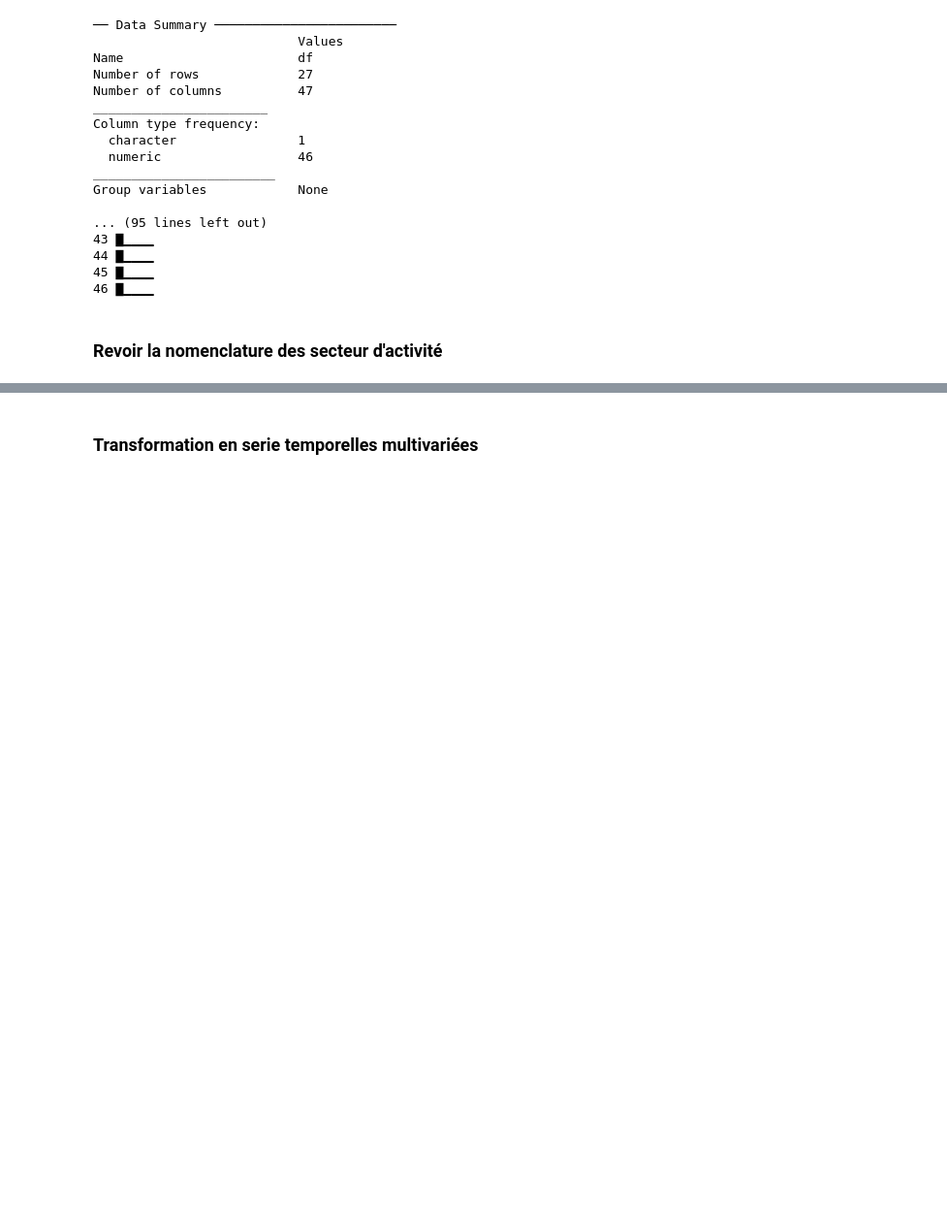
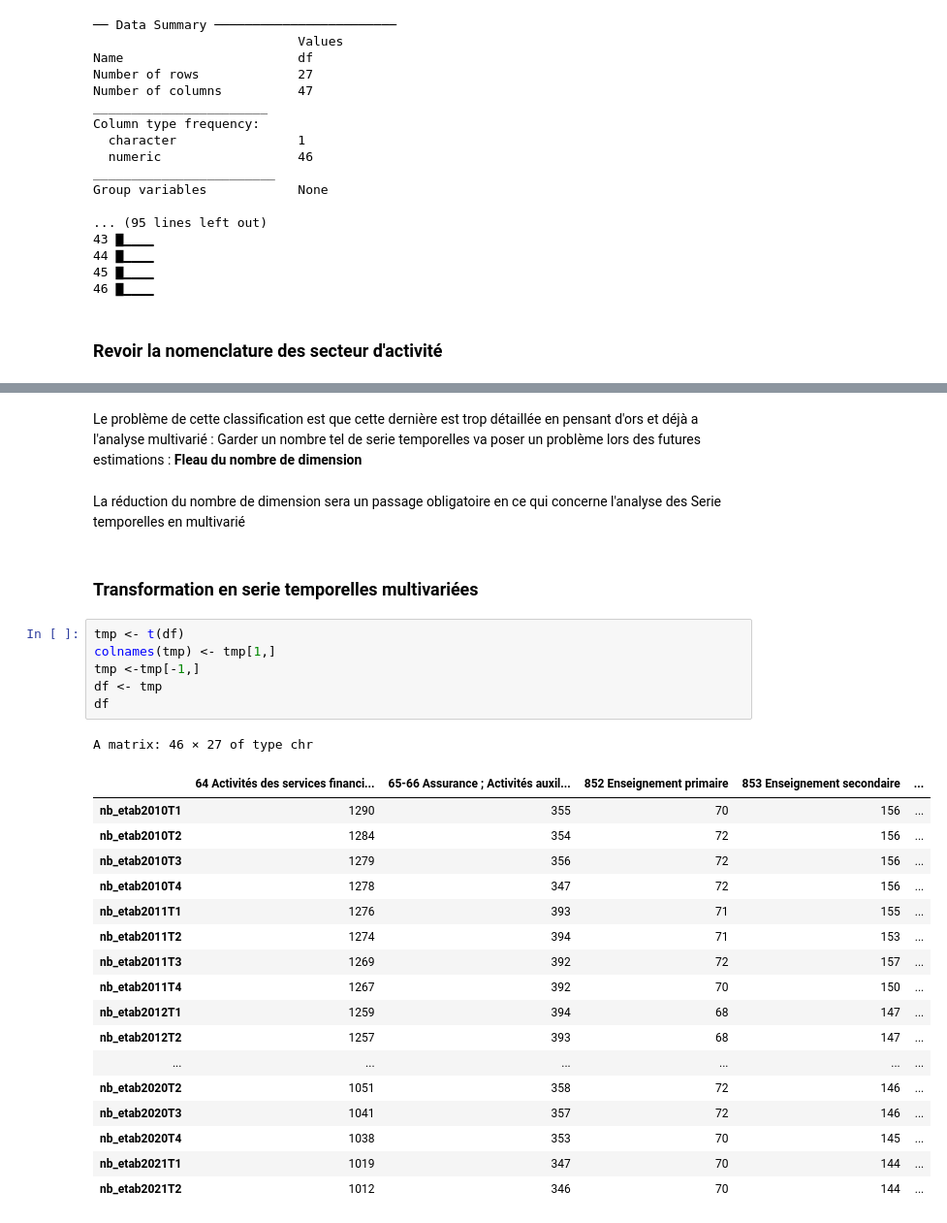
Before and after one commit to Jay-boo/TimeSeries_ACOSS, a Jupyter notebook: main.ipynb, the cells around one changed output, grey strips where cells are left out. Shown at 97% size. Cells and saved outputs as stored; diff of their text form; blank space fills up the shorter version.

```diff
--- a/main.ipynb
+++ b/main.ipynb
@@ -224,2 +212,31 @@ Group variables            None
+# %% [markdown]
+Le problème de cette classification est que cette dernière est trop détaillée en pensant d'ors et déjà a l'analyse multivarié : Garder un nombre tel de serie temporelles va poser un problème lors des futures estimations : **Fleau du nombre de dimension**
+# %% [markdown]
+La réduction du nombre de dimension sera un passage obligatoire en ce qui concerne l'analyse des Serie temporelles en multivarié
 # %% [markdown]
 ### Transformation en serie temporelles multivariées
+# %%
+tmp <- t(df)
+colnames(tmp) <- tmp[1,]
+tmp <-tmp[-1,]
+df <- tmp
+df
+# %% [output]
+A matrix: 46 × 27 of type chr
+|  | 64 Activités des services financi... | 65-66 Assurance ; Activités auxil... | 852 Enseignement primaire | 853 Enseignement secondaire | ... |
+| nb_etab2010T1 | 1290 | 355 | 70 | 156 | ... |
+| nb_etab2010T2 | 1284 | 354 | 72 | 156 | ... |
+| nb_etab2010T3 | 1279 | 356 | 72 | 156 | ... |
+| nb_etab2010T4 | 1278 | 347 | 72 | 156 | ... |
+| nb_etab2011T1 | 1276 | 393 | 71 | 155 | ... |
+| nb_etab2011T2 | 1274 | 394 | 71 | 153 | ... |
+| nb_etab2011T3 | 1269 | 392 | 72 | 157 | ... |
+| nb_etab2011T4 | 1267 | 392 | 70 | 150 | ... |
+| nb_etab2012T1 | 1259 | 394 | 68 | 147 | ... |
+| nb_etab2012T2 | 1257 | 393 | 68 | 147 | ... |
+| ... | ... | ... | ... | ... | ... |
+| nb_etab2020T2 | 1051 | 358 | 72 | 146 | ... |
+| nb_etab2020T3 | 1041 | 357 | 72 | 146 | ... |
+| nb_etab2020T4 | 1038 | 353 | 70 | 145 | ... |
+| nb_etab2021T1 | 1019 | 347 | 70 | 144 | ... |
+| nb_etab2021T2 | 1012 | 346 | 70 | 144 | ... |
```
Also changed, not shown: parts of 9 cells of this notebook, 1 other file.
